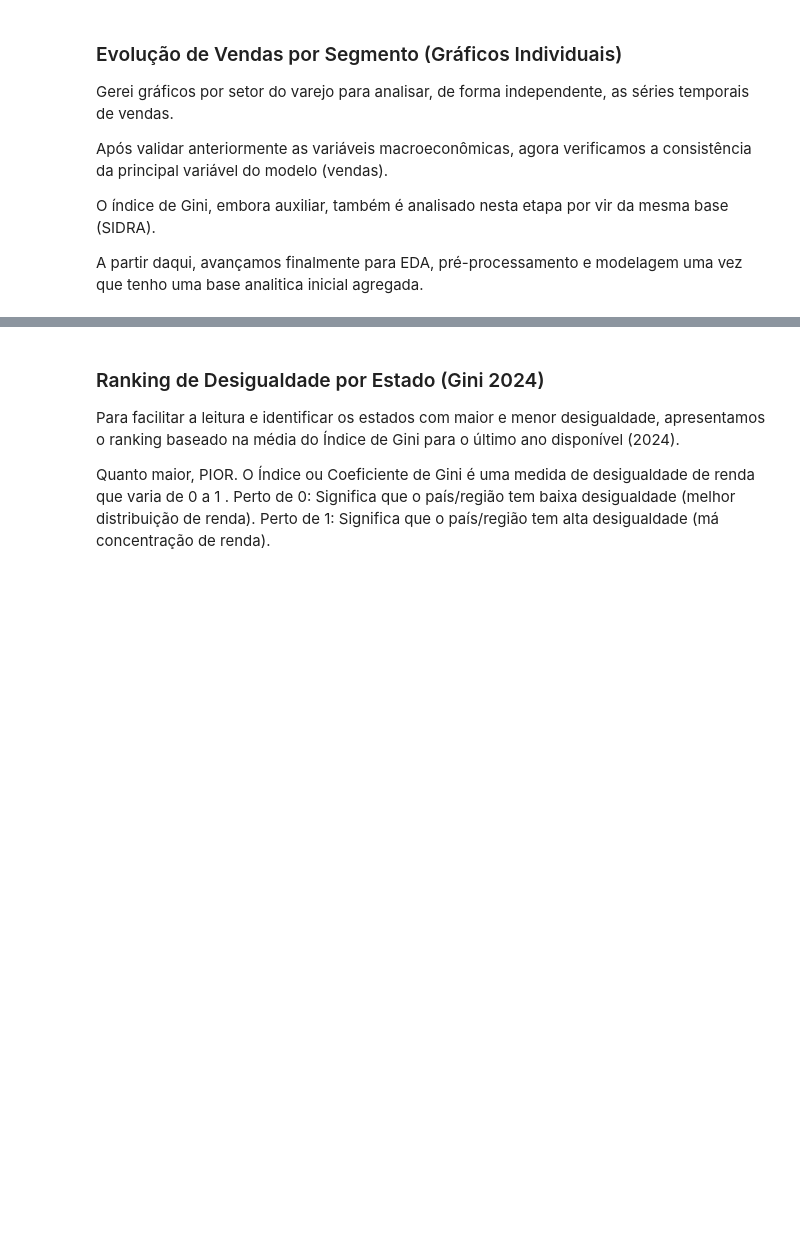
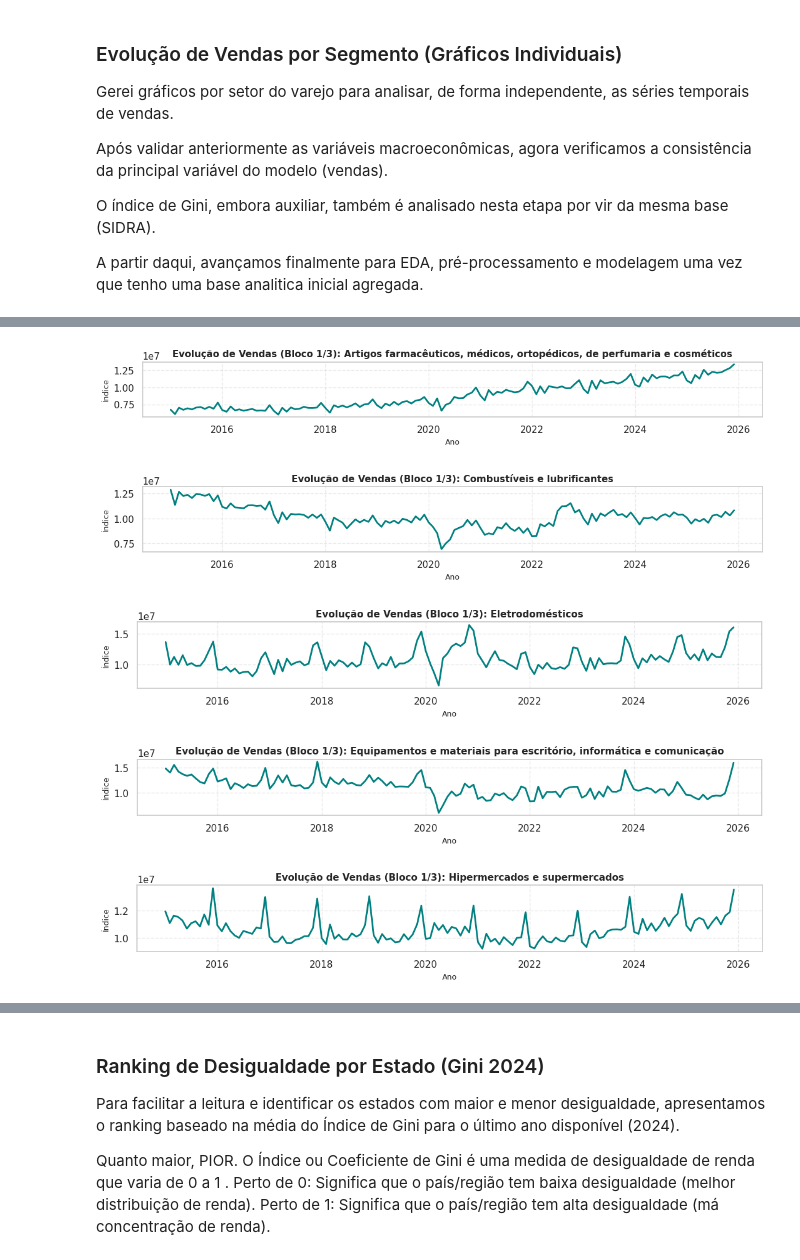
Before and after one commit to leandromvs/MVP-Analise-de-dados-e-boas-praticas-PUC-RIO, a Jupyter notebook: MVP_Analise_de_dados_e_boas_praticas_PUC_RIO_FINAL.ipynb, the cells around one changed output, grey strips where cells are left out. Drawn from its saved outputs; the diff is of its cells as text; code cells hidden in the pictures; blank space fills up the shorter version.

```diff
--- a/MVP_Analise_de_dados_e_boas_praticas_PUC_RIO_FINAL.ipynb
+++ b/MVP_Analise_de_dados_e_boas_praticas_PUC_RIO_FINAL.ipynb
@@ -1385,18 +1588,24 @@ display(df_base_final.head())
 # %%
 # Parte 1: Exibindo os primeiros 5 setores
 setores = df_base_final['setor'].unique()
 
 for setor in setores[:5]:
-    plt.figure(figsize=(14, 2.5))
+    plt.figure(figsize=(11, 2.1))
     df_setor = df_base_final[df_base_final['setor'] == setor].groupby('data')['vendas'].mean().reset_index()
     sns.lineplot(data=df_setor, x='data', y='vendas', color='teal', linewidth=2.0)
     plt.title(f'Evolução de Vendas (Bloco 1/3): {setor}', fontsize=11, fontweight='bold')
     plt.xlabel('Ano', fontsize=9)
     plt.ylabel('Índice', fontsize=9)
     plt.gca().xaxis.set_major_formatter(mdates.DateFormatter('%Y'))
     plt.grid(True, linestyle='--', alpha=0.4)
     plt.tight_layout()
     plt.show()
+# %% [output]
+[figure, added]
+[figure, added]
+[figure, added]
+[figure, added]
+[figure, added]
 # %%
 # Parte 2: Exibindo do 6º ao 10º setor
 setores = df_base_final['setor'].unique()
```
Also changed, not shown: parts of 71 cells of this notebook.
